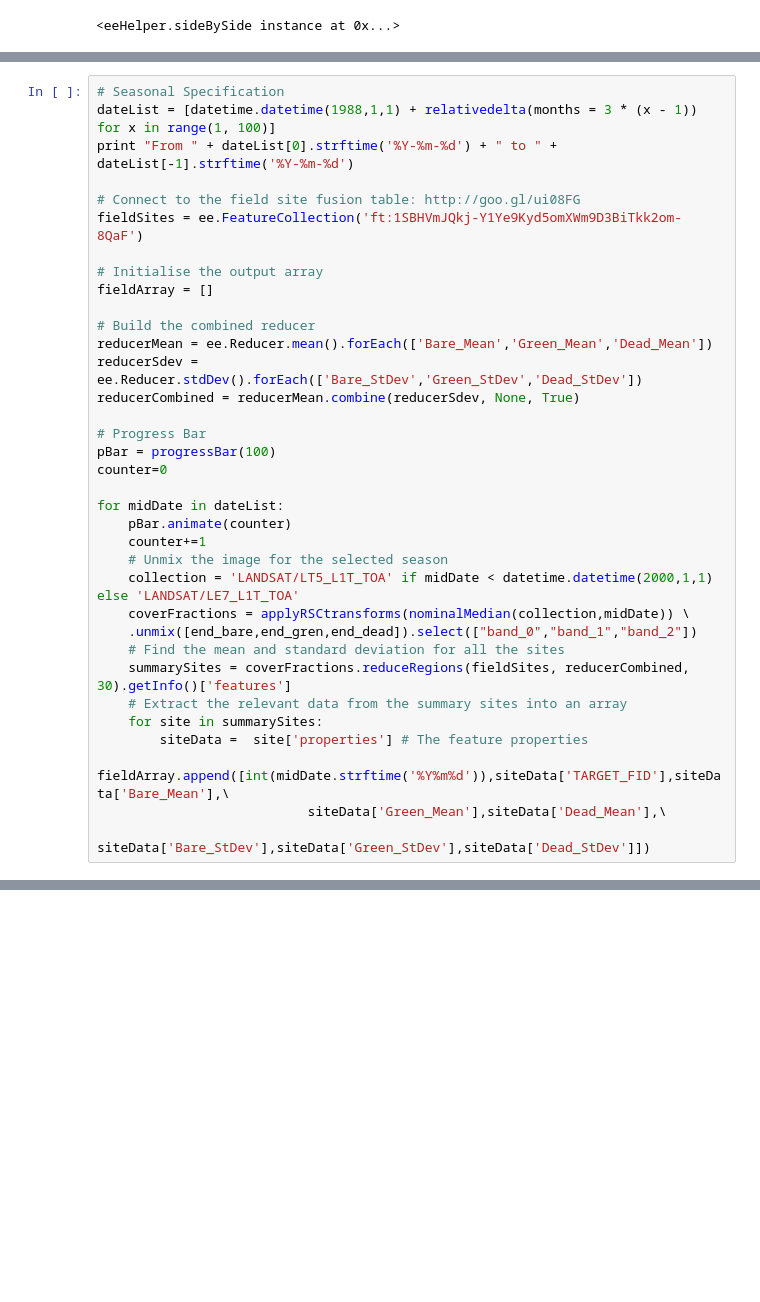
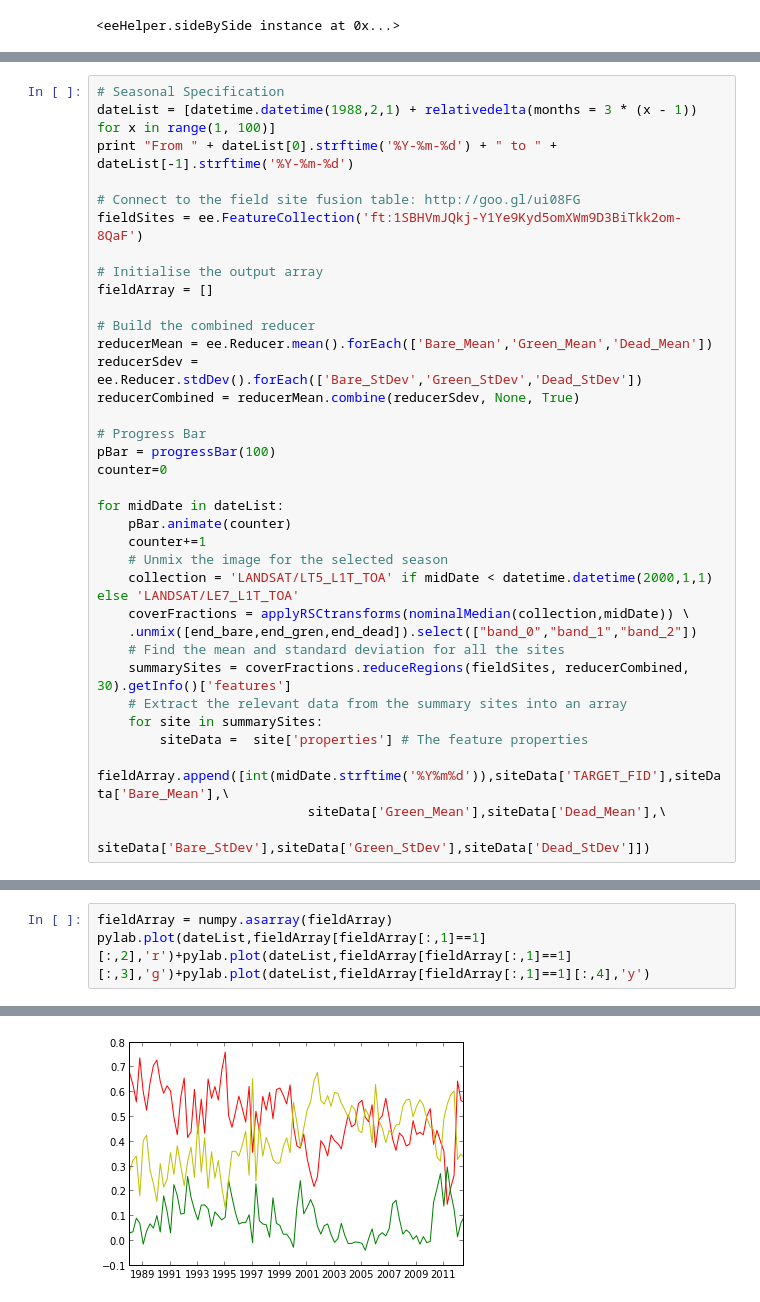
Before and after one commit to petescarth/understanding-australias-changing-ecosystems, a Jupyter notebook: projects/EarthEngine_Timeseries.ipynb, the cells around one changed output, grey strips where cells are left out. Drawn from its saved outputs; the diff is of its cells as text; blank space fills up the shorter version.

```diff
--- a/projects/EarthEngine_Timeseries.ipynb
+++ b/projects/EarthEngine_Timeseries.ipynb
@@ -131,6 +136,6 @@ pylab.plot(dateList,fieldArray[fieldArray[:,1]==1][:,2],'r')+plot(dateList,field
 # %%
 # Seasonal Specification
-dateList = [datetime.datetime(1988,1,1) + relativedelta(months = 3 * (x - 1)) for x in range(1, 100)]
+dateList = [datetime.datetime(1988,2,1) + relativedelta(months = 3 * (x - 1)) for x in range(1, 100)]
 print "From " + dateList[0].strftime('%Y-%m-%d') + " to " + dateList[-1].strftime('%Y-%m-%d')
 
 # Connect to the field site fusion table: http://goo.gl/ui08FG
@@ -168,0 +182,4 @@ pylab.plot(dateList,fieldArray[fieldArray[:,1]==1][:,2],'r')+pylab.plot(dateList
+# %%
+fieldArray = numpy.asarray(fieldArray)
+pylab.plot(dateList,fieldArray[fieldArray[:,1]==1][:,2],'r')+pylab.plot(dateList,fieldArray[fieldArray[:,1]==1][:,3],'g')+pylab.plot(dateList,fieldArray[fieldArray[:,1]==1][:,4],'y')
+# %% [output]
@@ -168,0 +189 @@ pylab.plot(dateList,fieldArray[fieldArray[:,1]==1][:,2],'r')+pylab.plot(dateList
+[figure, added]
```
Also changed, not shown: parts of 5 cells of this notebook.
